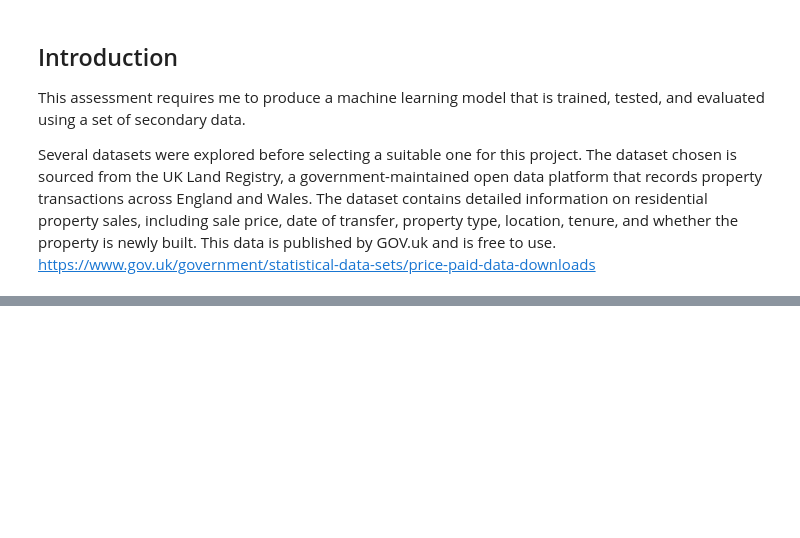
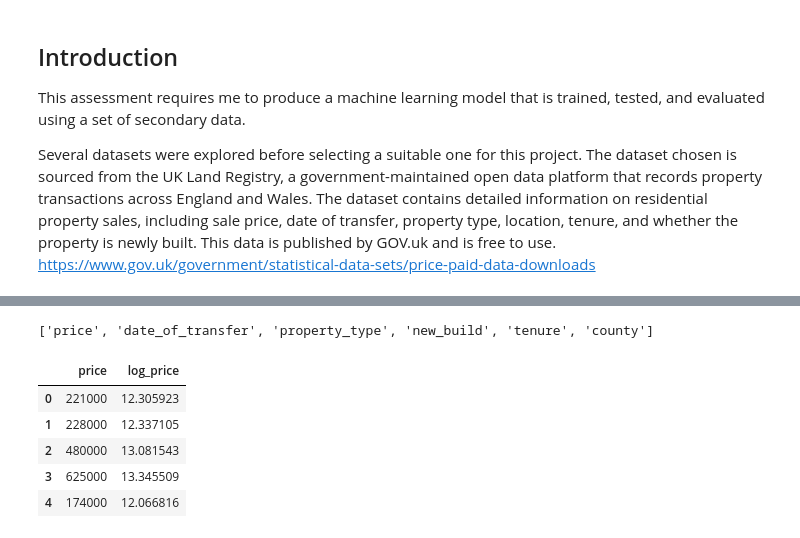
Before and after one commit to ArefeenSalim/COM6033_Assignment_1, a Jupyter notebook: notebook/Software_Artefact.ipynb, the cells around one changed output, grey strips where cells are left out. Cells and saved outputs as stored; diff of their text form; code cells hidden in the pictures; blank space fills up the shorter version.

```diff
--- a/notebook/Software_Artefact.ipynb
+++ b/notebook/Software_Artefact.ipynb
@@ -195,0 +163,27 @@ print(df.columns.tolist())
+# %%
+# Removes identifiers and address fields that do not contribute meaningfully to prediction.
+df = df.drop(columns=[
+    "transaction_id",
+    "postcode",
+    "paon",
+    "saon",
+    "street",
+    "locality",
+    "town_city",
+    "district"
+], errors="ignore")
+
+df.columns.tolist()
+# %% [output]
+['price', 'date_of_transfer', 'property_type', 'new_build', 'tenure', 'county']
+# %%
+# Applies log transformation to reduce skewness in property prices.
+df["log_price"] = np.log1p(df["price"])
+df[["price", "log_price"]].head()
+# %% [output]
+|  | price | log_price |
+| 0 | 221000 | 12.305923 |
+| 1 | 228000 | 12.337105 |
+| 2 | 480000 | 13.081543 |
+| 3 | 625000 | 13.345509 |
+| 4 | 174000 | 12.066816 |
```
Also changed, not shown: parts of 36 cells of this notebook.
